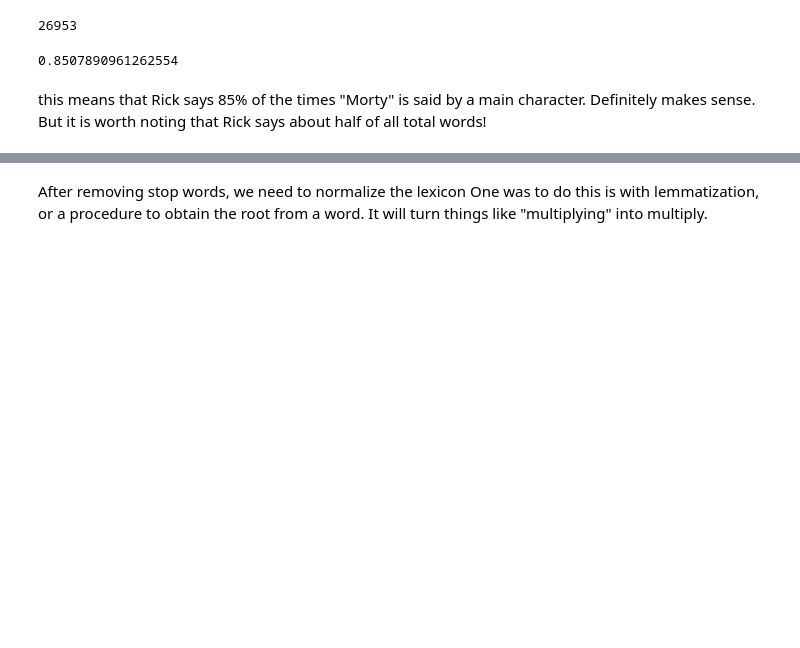
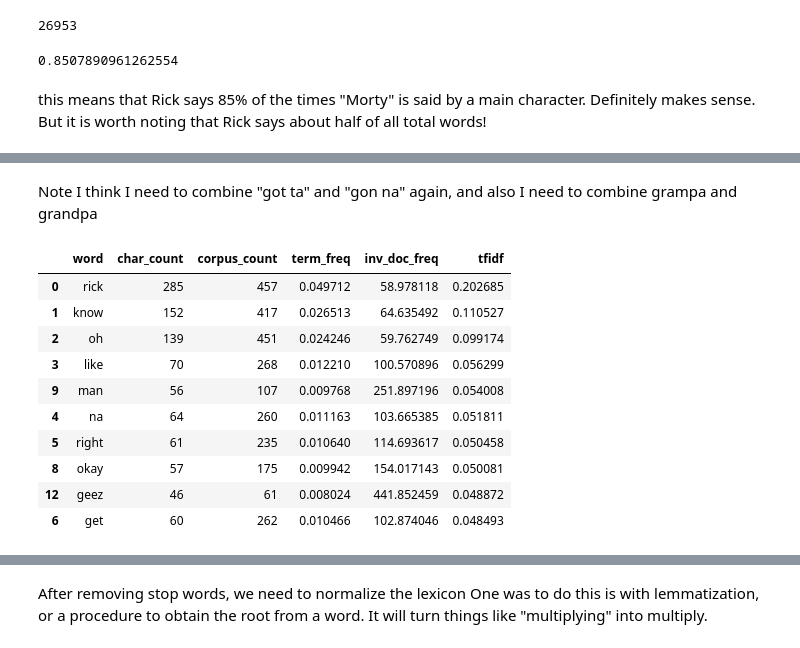
Before and after one commit to mccormd1/RandM_Transcript_Sentiment_Analysis, a Jupyter notebook: RandM_Words_and_NLP.ipynb, the cells around one changed output, grey strips where cells are left out. Cells and saved outputs as stored; diff of their text form; code cells hidden in the pictures; blank space fills up the shorter version.

```diff
--- a/RandM_Words_and_NLP.ipynb
+++ b/RandM_Words_and_NLP.ipynb
@@ -957,0 +1036,17 @@ def tfidf():
+# %% [markdown]
+Note I think I need to combine "got ta" and "gon na" again, and also I need to combine grampa and grandpa
+# %%
+morty=tfidf(Mortyfreq,corpusfreq,100)
+morty.sort_values('tfidf',ascending=False).head(10)
+# %% [output]
+|  | word | char_count | corpus_count | term_freq | inv_doc_freq | tfidf |
+| 0 | rick | 285 | 457 | 0.049712 | 58.978118 | 0.202685 |
+| 1 | know | 152 | 417 | 0.026513 | 64.635492 | 0.110527 |
+| 2 | oh | 139 | 451 | 0.024246 | 59.762749 | 0.099174 |
+| 3 | like | 70 | 268 | 0.012210 | 100.570896 | 0.056299 |
+| 9 | man | 56 | 107 | 0.009768 | 251.897196 | 0.054008 |
+| 4 | na | 64 | 260 | 0.011163 | 103.665385 | 0.051811 |
+| 5 | right | 61 | 235 | 0.010640 | 114.693617 | 0.050458 |
+| 8 | okay | 57 | 175 | 0.009942 | 154.017143 | 0.050081 |
+| 12 | geez | 46 | 61 | 0.008024 | 441.852459 | 0.048872 |
+| 6 | get | 60 | 262 | 0.010466 | 102.874046 | 0.048493 |
```
Also changed, not shown: parts of 23 cells of this notebook.
